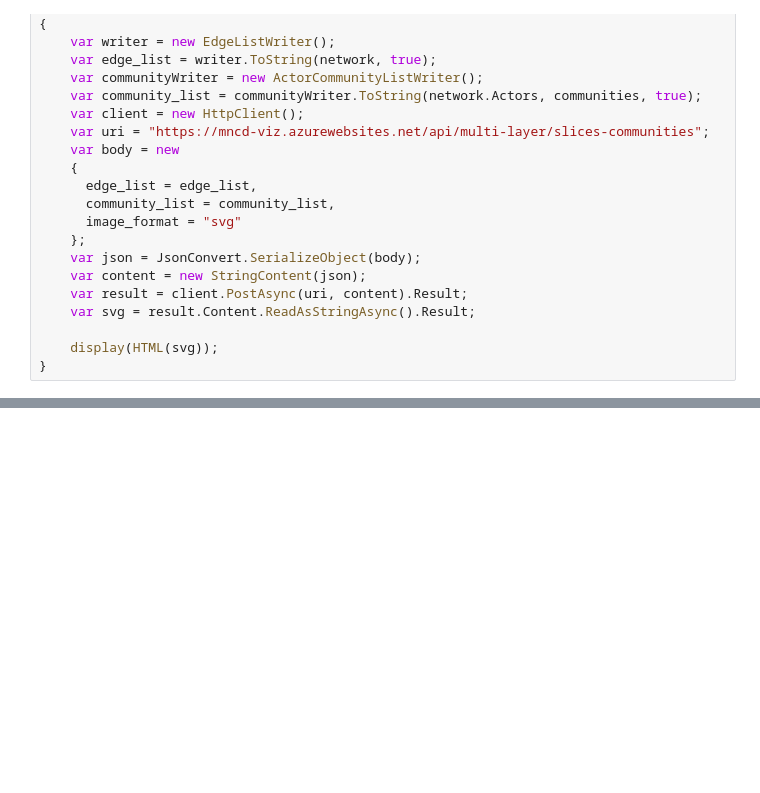
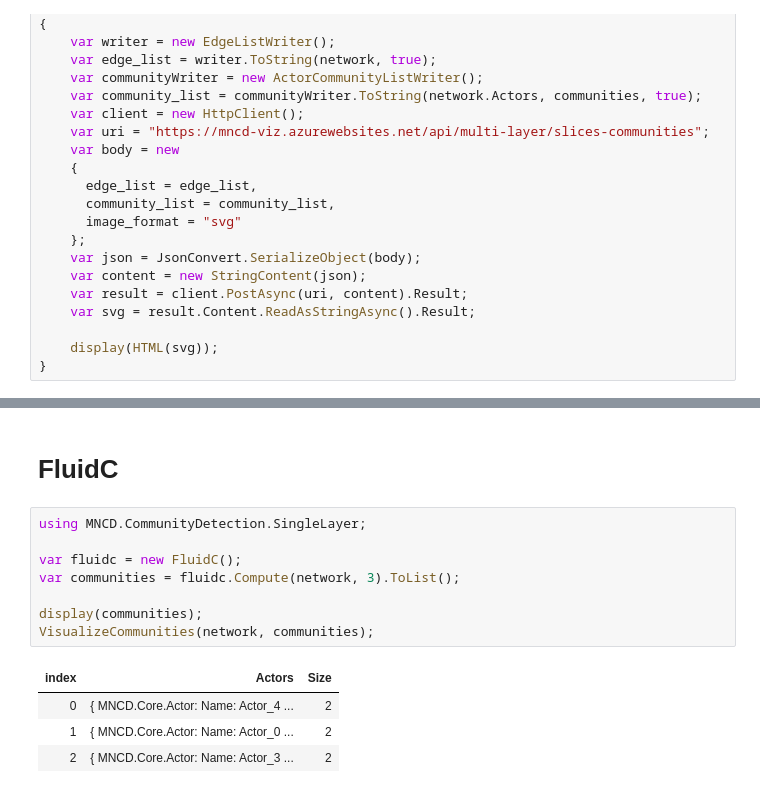
Before and after one commit to matejkubinec/mncd, a Jupyter notebook: examples/single-layer.ipynb, the cells around one changed output, grey strips where cells are left out. Drawn from its saved outputs; the diff is of its cells as text; blank space fills up the shorter version.

```diff
--- a/examples/single-layer.ipynb
+++ b/examples/single-layer.ipynb
@@ -32,0 +82,15 @@ public void VisualizeCommunities(Network network, List<Community> communities)
+# %% [markdown]
+# FluidC
+# %%
+using MNCD.CommunityDetection.SingleLayer;
+
+var fluidc = new FluidC();
+var communities = fluidc.Compute(network, 3).ToList();
+
+display(communities);
+VisualizeCommunities(network, communities);
+# %% [output]
+| index | Actors | Size |
+| 0 | { MNCD.Core.Actor: Name: Actor_4 ... | 2 |
+| 1 | { MNCD.Core.Actor: Name: Actor_0 ... | 2 |
+| 2 | { MNCD.Core.Actor: Name: Actor_3 ... | 2 |
```
Also changed, not shown: parts of 8 cells of this notebook, 4 other files.
